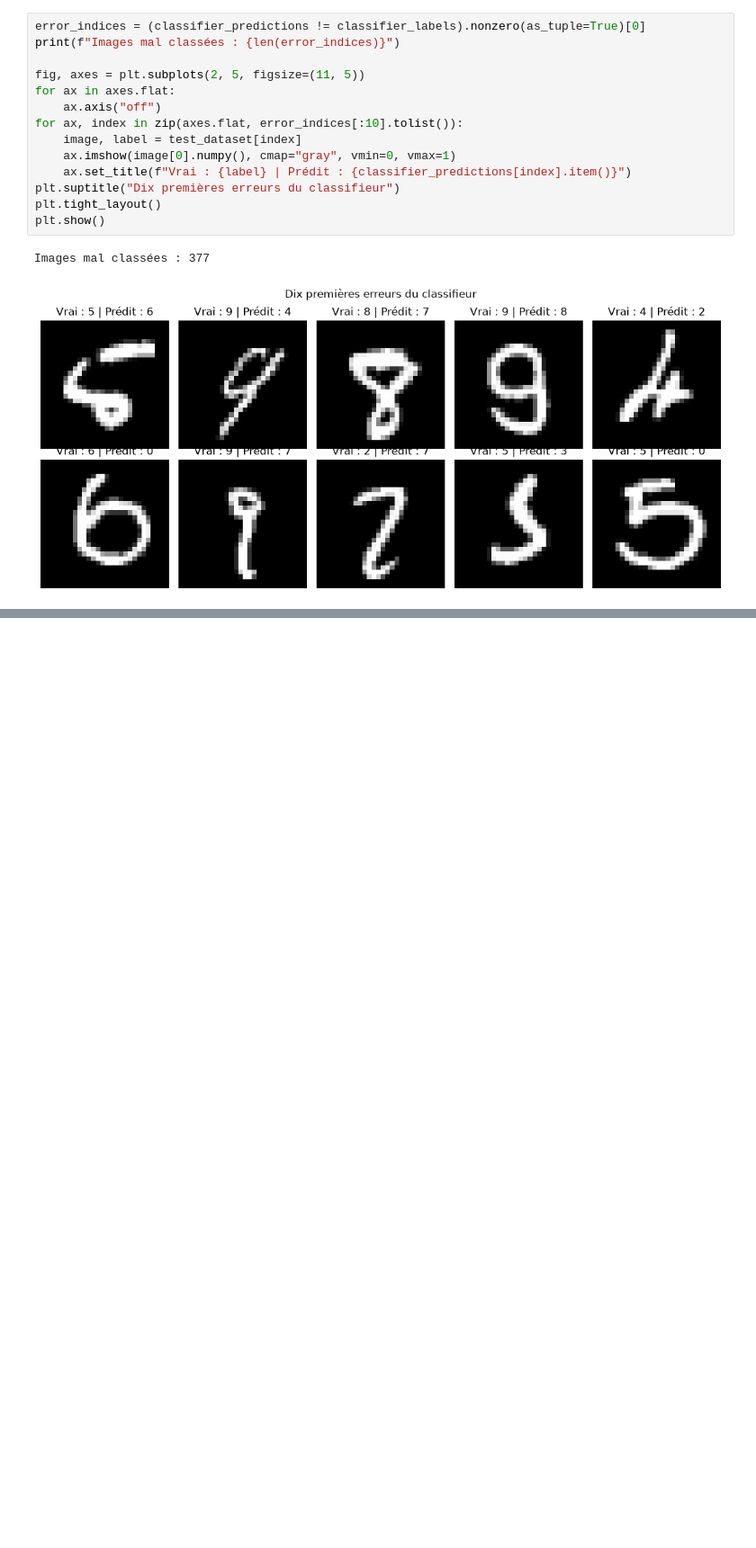
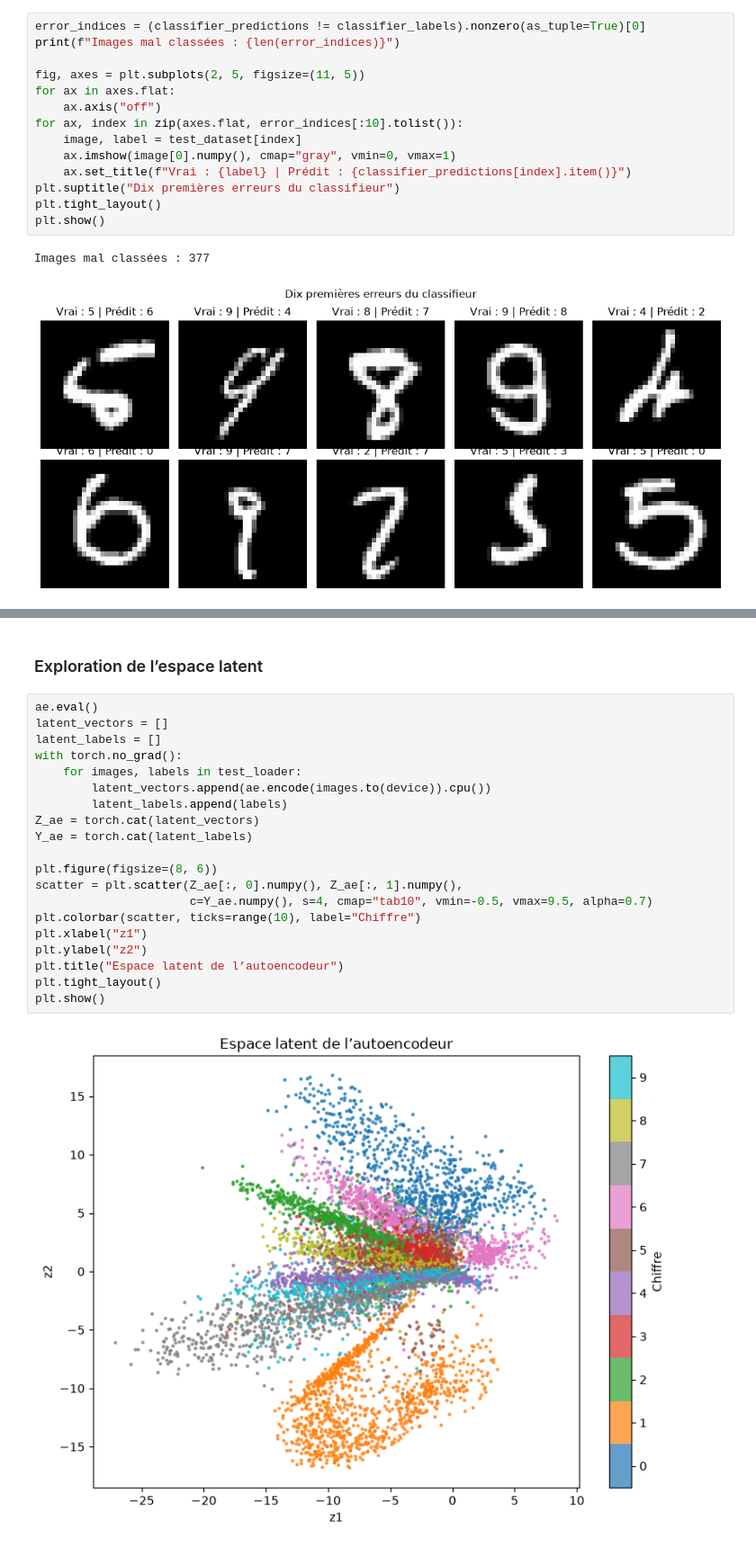
Before and after one commit to Seemo0/IAGEN-Activit-Pratique-N-2, a Jupyter notebook: Activite_2_MNIST.ipynb, the cells around one changed output, grey strips where cells are left out. Shown at 90% size. Cells and saved outputs as stored; diff of their text form; blank space fills up the shorter version.

```diff
--- a/Activite_2_MNIST.ipynb
+++ b/Activite_2_MNIST.ipynb
@@ -230,0 +369,24 @@ Images mal classées : 377
+# %% [markdown]
+### Exploration de l’espace latent
+# %%
+ae.eval()
+latent_vectors = []
+latent_labels = []
+with torch.no_grad():
+    for images, labels in test_loader:
+        latent_vectors.append(ae.encode(images.to(device)).cpu())
+        latent_labels.append(labels)
+Z_ae = torch.cat(latent_vectors)
+Y_ae = torch.cat(latent_labels)
+
+plt.figure(figsize=(8, 6))
+scatter = plt.scatter(Z_ae[:, 0].numpy(), Z_ae[:, 1].numpy(),
+                      c=Y_ae.numpy(), s=4, cmap="tab10", vmin=-0.5, vmax=9.5, alpha=0.7)
+plt.colorbar(scatter, ticks=range(10), label="Chiffre")
+plt.xlabel("z1")
+plt.ylabel("z2")
+plt.title("Espace latent de l’autoencodeur")
+plt.tight_layout()
+plt.show()
+# %% [output]
+[figure, added]
```
Also changed, not shown: parts of 10 cells of this notebook.
